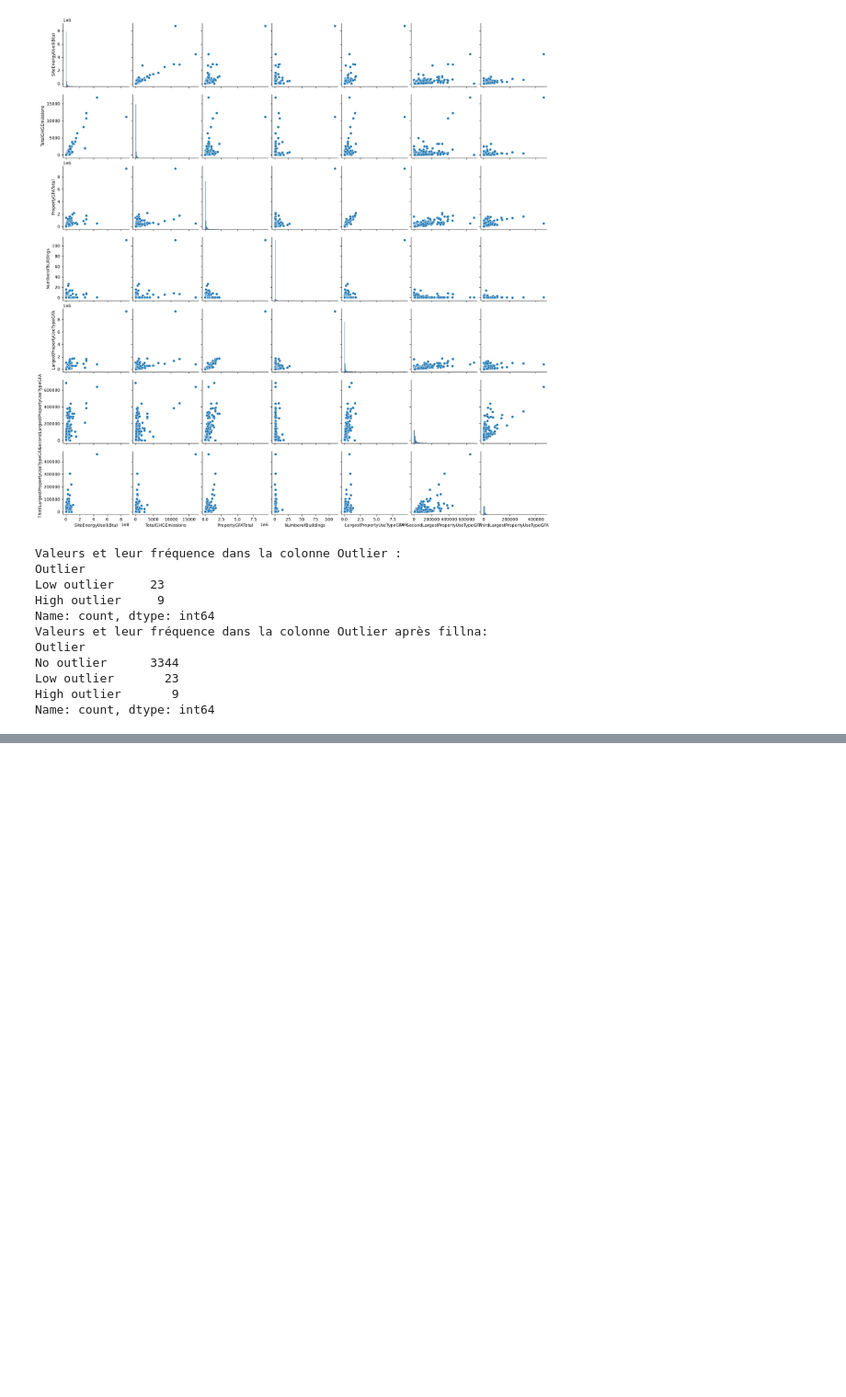
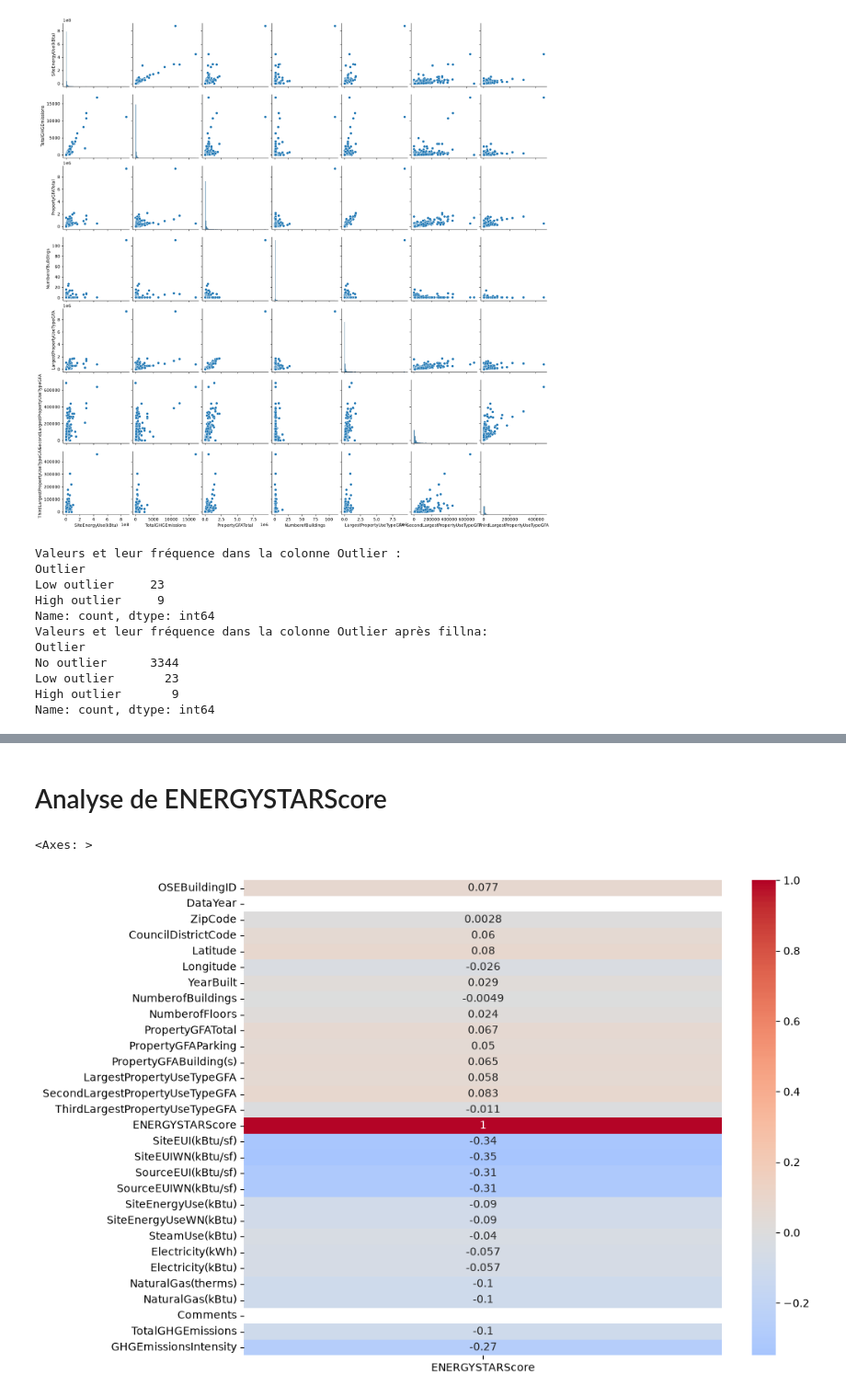
Before and after one commit to Leozmee/Seattle-Electricity-Prediction, a Jupyter notebook: analyse_exploratoire.ipynb, the cells around one changed output, grey strips where cells are left out. Shown at 92% size. Saved outputs shown, nothing was run; the diff lists cells and outputs as text; code cells hidden in the pictures; blank space fills up the shorter version.

```diff
--- a/analyse_exploratoire.ipynb
+++ b/analyse_exploratoire.ipynb
@@ -226,0 +230,13 @@ plt.show()
+# %% [markdown]
+# Analyse de ENERGYSTARScore
+# %%
+# détermination de la corrélation entre les colonnes numériques et le ENERGYSTARScore
+
+corr_matrix = df.select_dtypes(include=['float64', 'int64']).corr()[['ENERGYSTARScore']]
+
+# Visualisation de la corrélation
+plt.figure(figsize=(10, 8))
+sns.heatmap(corr_matrix, annot=True, cmap='coolwarm', center=0)
+# %% [output]
+<Axes: >
+[figure, added]
```
Also changed, not shown: parts of 3 cells of this notebook.
